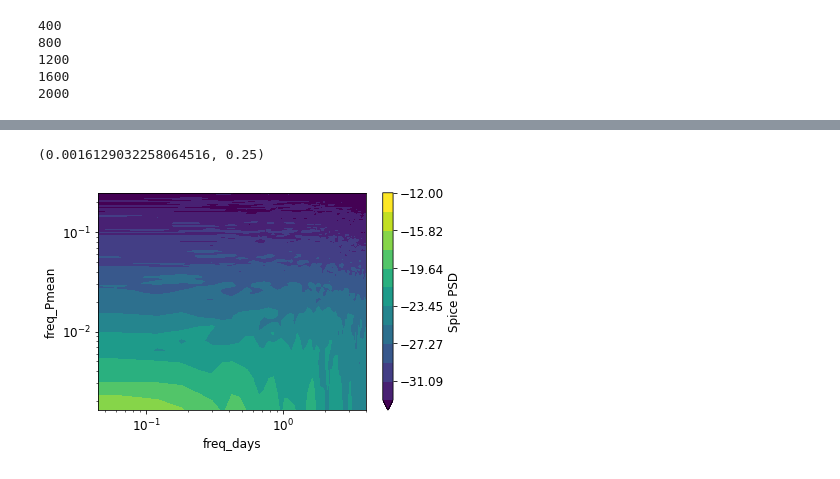
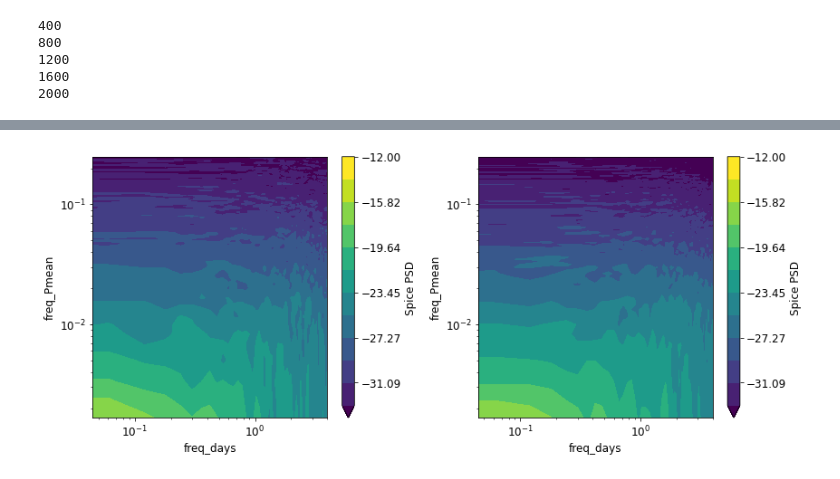
Before and after one commit to dhruvbalwada/sogos, a Jupyter notebook: notebooks/notebooks_variability_paper/2D_spectra.ipynb, the cells around one changed output, grey strips where cells are left out. Drawn from its saved outputs; the diff is of its cells as text; code cells hidden in the pictures.

```diff
--- a/notebooks/notebooks_variability_paper/2D_spectra.ipynb
+++ b/notebooks/notebooks_variability_paper/2D_spectra.ipynb
@@ -137,0 +180,13 @@ def func_var_int_pmean(ds):
+# %%
+# For 659
+time_ind = 0
+
+Pmean_smooth_time = (ds_659_time.ctd_pressure.mean('days').rolling(rho_grid= 30, center=True).mean()).sel(rho_grid=slice(27.2, 27.75))
+spice_on_Pmean_659 = func_var_int_pmean(ds_659_time.Spice.isel(days=0), Pmean_smooth_time)
+
+for time_ind in range(1, len(ds_659_time.days)):
+    if np.mod(time_ind, 400)==0:
+        print(time_ind)
+    spice_on_Pmean_659 = xr.concat([spice_on_Pmean_659,
+                                func_var_int_pmean(ds_659_time.Spice.isel(days=time_ind), Pmean_smooth_time)],
+                                dim='days')
@@ -138,12 +199,15 @@ def func_var_int_pmean(ds):
 # %%
+# For 660
 time_ind = 0
-spice_on_Pmean = func_var_int_pmean(ds_660_time.Spice.isel(days=0))
+
+Pmean_smooth_time = ds_660_time.ctd_pressure.mean('days').rolling(rho_grid= 30, center=True).mean().sel(rho_grid=slice(27.2, 27.75))
+spice_on_Pmean_660 = func_var_int_pmean(ds_660_time.Spice.isel(days=0), Pmean_smooth_time)
 
 for time_ind in range(1, len(ds_660_time.days)):
     if np.mod(time_ind, 400)==0:
         print(time_ind)
-    spice_on_Pmean = xr.concat([spice_on_Pmean,
-                                func_var_int_pmean(ds_660_time.Spice.isel(days=time_ind))],
+    spice_on_Pmean_660 = xr.concat([spice_on_Pmean_660,
+                                func_var_int_pmean(ds_660_time.Spice.isel(days=time_ind), Pmean_smooth_time)],
                                 dim='days')
 # %% [output]
 400
@@ -209,3 +242,6 @@ Attributes: (0)
 # %%
-spice_2d_ps =xrft.power_spectrum(spice_on_Pmean.sel(Pmean=slice(180, 800)).isel(days=slice(0,2000)).chunk({'days':400}), dim=['Pmean', 'days'],
+spice_659_2d_ps =xrft.power_spectrum(spice_on_Pmean_659.sel(Pmean=slice(200, 800)).isel(days=slice(0,2000)).chunk({'days':400}), dim=['Pmean', 'days'],
                                 window=True, chunks_to_segments=True)
+
+spice_660_2d_ps =xrft.power_spectrum(spice_on_Pmean_660.sel(Pmean=slice(200, 800)).isel(days=slice(0,2000)).chunk({'days':400}), dim=['Pmean', 'days'],
+                                window=True, chunks_to_segments=True)
@@ -241,12 +248,23 @@ Attributes: (0)
 # %%
-np.log(spice_2d_ps.mean(['Pmean_segment', 'days_segment'])
+plt.figure(figsize=(12, 5))
+plt.subplot(121)
+np.log(spice_659_2d_ps.mean(['Pmean_segment', 'days_segment'])
       ).plot.contourf(levels=np.linspace(-33,-12, 12),
                      cbar_kwargs={'label':'Spice PSD'})
 plt.xscale('log')
 plt.xlim([4/90, 24/6])
 plt.yscale('log')
-plt.ylim([1/620, 1/4])
-#plt.grid()
+plt.ylim([1/600, 1/4])
+
+plt.subplot(122)
+np.log(spice_660_2d_ps.mean(['Pmean_segment', 'days_segment'])
+      ).plot.contourf(levels=np.linspace(-33,-12, 12),
+                     cbar_kwargs={'label':'Spice PSD'})
+plt.xscale('log')
+plt.xlim([4/90, 24/6])
+plt.yscale('log')
+plt.ylim([1/600, 1/4])
+
+plt.tight_layout()
 # %% [output]
-(0.0016129032258064516, 0.25)
-[figure, old version]
+[figure, new version]
```
Also changed, not shown: parts of 38 cells of this notebook.
